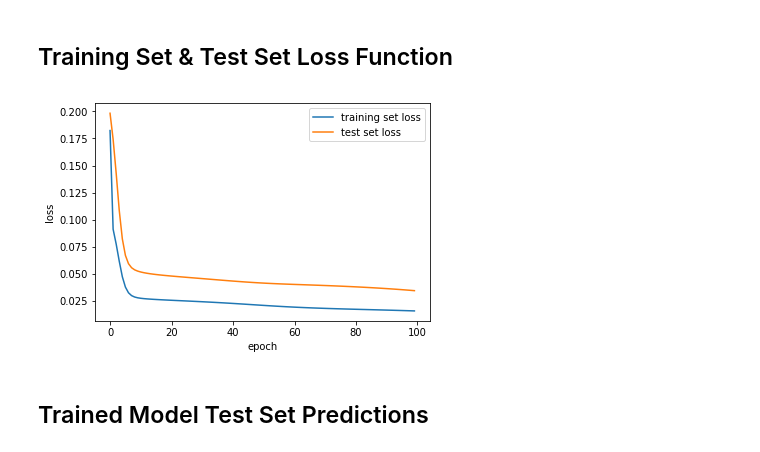
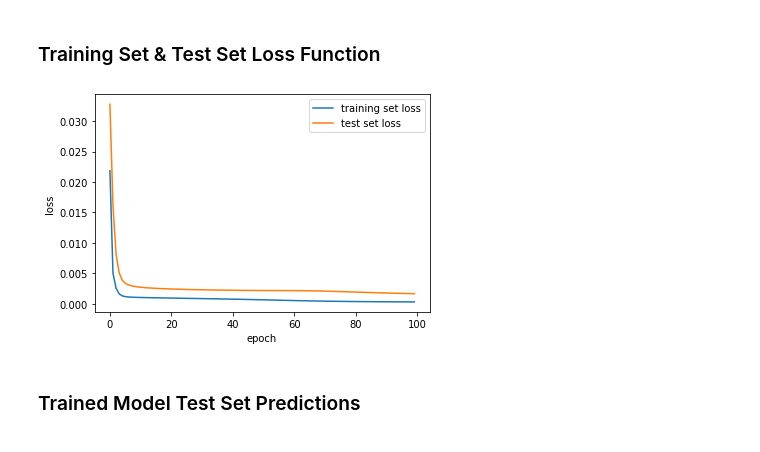
Before and after one commit to scuiz/ML, a Jupyter notebook: NN_Example.ipynb, the cells around one changed output. Saved outputs shown, nothing was run; the diff lists cells and outputs as text; code cells hidden in the pictures.

```diff
--- a/NN_Example.ipynb
+++ b/NN_Example.ipynb
@@ -155,19 +155,19 @@ for i in range(0,epochs):
     cost[i] = sum( (y_data[0:train_set_len] - fitted_vals)**2 )
     test_error[i] = sum( (y_data[train_set_len:] - test_predictions)**2 )
 # %% [markdown]
-## Training Set & Test Set Loss Function
+### Training Set & Test Set Loss Function
 # %%
 plt.figure()
-plt.plot(np.sqrt(cost/train_set_len), label = 'training set loss')
-plt.plot(np.sqrt(test_error/(numObs - train_set_len)), label = 'test set loss')
+plt.plot(cost/train_set_len, label = 'training set loss')
+plt.plot(test_error/(numObs - train_set_len), label = 'test set loss')
 plt.xlabel('epoch')
 plt.ylabel('loss')
 plt.legend()
 plt.show()
 # %% [output]
-[figure, old version]
+[figure, new version]
 # %% [markdown]
-## Trained Model Test Set Predictions
+### Trained Model Test Set Predictions
 # %%
 predict_vals = []
 for i in range(train_set_len,len(y_data)):
```
Also changed, not shown: parts of 11 cells of this notebook.
